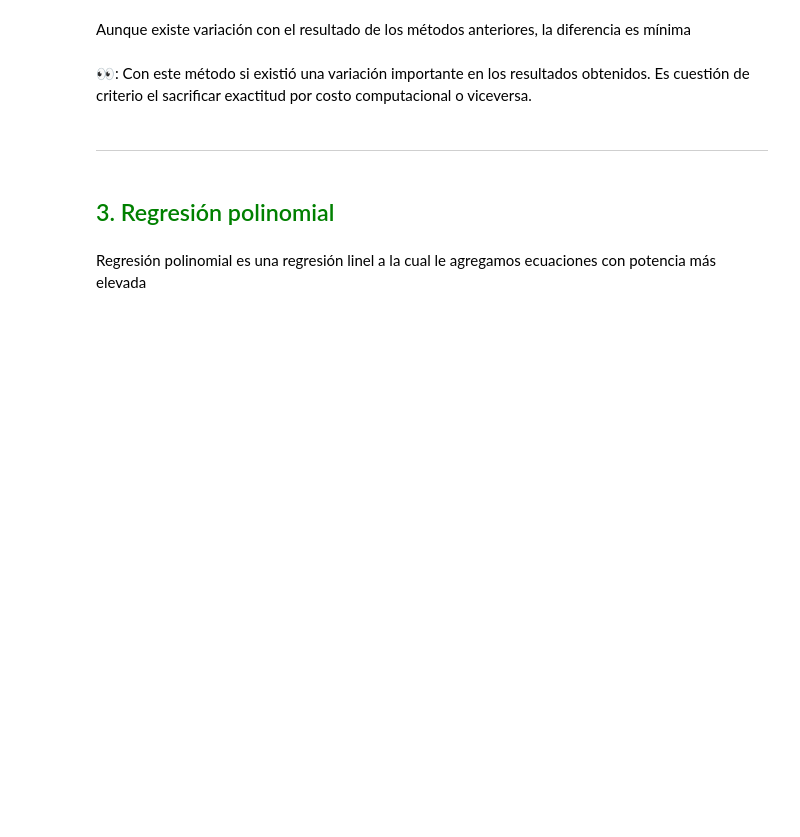
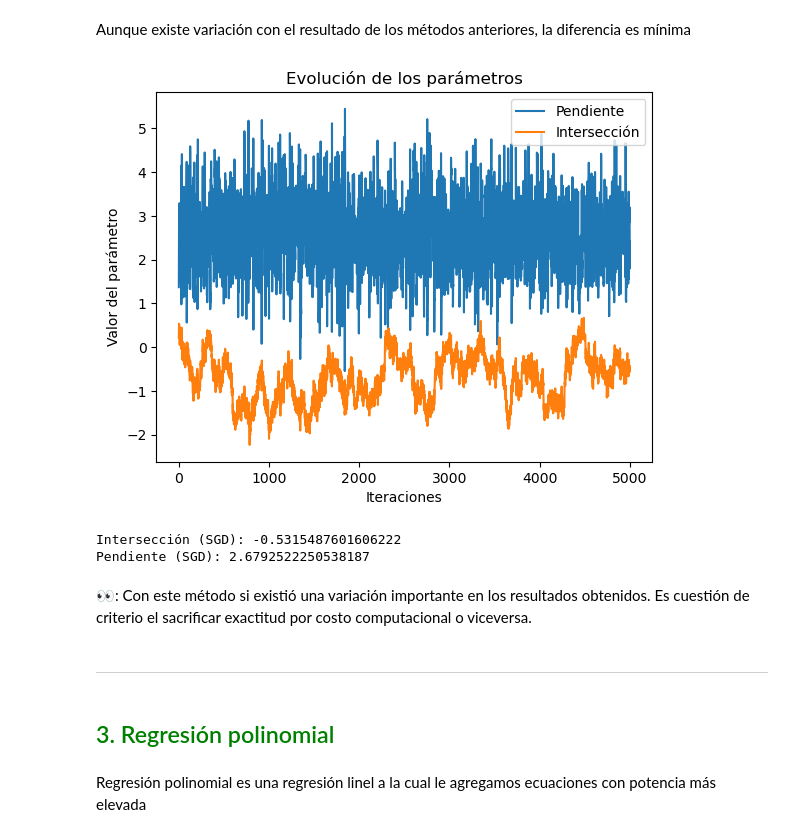
Before and after one commit to abrahajam/BIG-DATA-E-IA, a Jupyter notebook: Ejercicios 2 ultimas semanas/Capítulo 4-Modelos de Entrenamiento/ML3.ipynb, the cells around one changed output. Saved outputs shown, nothing was run; the diff lists cells and outputs as text; code cells hidden in the pictures; blank space fills up the shorter version.

```diff
--- a/Ejercicios 2 ultimas semanas/Capítulo 4-Modelos de Entrenamiento/ML3.ipynb
+++ b/Ejercicios 2 ultimas semanas/Capítulo 4-Modelos de Entrenamiento/ML3.ipynb
@@ -260,12 +326,14 @@ $ \bigtriangledown_b MSE(b) = [\frac{\partial}{\partial b_1} MSE(b_1), \frac{\pa
 # %% [markdown]
 $ b^{+} = b-n\bigtriangledown_b MSE(b) $
 # %%
-# Definir la tasa de aprendizaje (ra=(valor que queramos darle))
-ra = 0.1
-#Definir las iteraciones. 1000 es un estándar. En 1000 se va a detener
-iteraciones = 1000
-#Número de datos
-n_datos = 100
-#Incializa la pendiente
-b = np.random.rand(2,1)
+# Definir la tasa de aprendizaje y las iteraciones
+learning_rate = 0.01
+n_iterations = 1000
+
+# Número de datos
+m = len(y)
+
+# Inicializar los parámetros (pendiente e intersección)
+pendiente = 0
+interseccion = 0
 # %%
@@ -364,22 +435,58 @@ Debido a qué la complejidad computacional del descenso del gradiente de lote es
 # %% [markdown]
 Aunque existe variación con el resultado de los métodos anteriores, la diferencia es mínima
 # %%
-# #Repetir el ejercicio pero desplegando cada gradiente realizado
+# Visualizar los gradientes realizados en el descenso estocástico
+import matplotlib.pyplot as plt
 
+# Inicializar listas para guardar los valores de pendiente e intersección
+pendientes = []
+intersecciones = []
 
+# Repetir el descenso estocástico y guardar los valores
+pendiente = 0
+interseccion = 0
+for epoch in range(epochs):
+    for i in range(m):
+        random_index = np.random.randint(m)
+        x_i = x[random_index]
+        y_i = y[random_index]
+        grad_pendiente = -2 * x_i * (y_i - (pendiente * x_i + interseccion))
+        grad_interseccion = -2 * (y_i - (pendiente * x_i + interseccion))
+        pendiente -= learning_rate * grad_pendiente
+        interseccion -= learning_rate * grad_interseccion
+        pendientes.append(pendiente)
+        intersecciones.append(interseccion)
 
-
-#Agrega un scatterplot para ver los datos
-
-        #Grafica las líneas rojas que simbolizan los diferentes gradientes a través de las iteraciones.
+# Graficar los gradientes
+plt.plot(pendientes, label='Pendiente')
+plt.plot(intersecciones, label='Intersección')
+plt.title('Evolución de los parámetros')
+plt.xlabel('Iteraciones')
+plt.ylabel('Valor del parámetro')
+plt.legend()
+plt.show()
+# %% [output]
+[figure, added]
 # %%
-#Hacerlo con scikit
+# Implementar el descenso del gradiente estocástico con scikit-learn
+from sklearn.linear_model import SGDRegressor
 
-#La toleración es el límite menor al valor de la suma de los errores al cuadrado
+# Crear el modelo de regresión SGD
+sgd_model = SGDRegressor(max_iter=1000, tol=1e-3, learning_rate='constant', eta0=0.01)
 
-#.ravel: te genera una lista normal
+# Ajustar el modelo a los datos
+sgd_model.fit(x.reshape(-1, 1), y)
 
-#Sacar los parámetros, la intersección y la pendiente
+# Obtener los parámetros calculados
+interseccion_sgd = sgd_model.intercept_[0]
+pendiente_sgd = sgd_model.coef_[0]
+
+# Mostrar los parámetros
+print("Intersección (SGD):", interseccion_sgd)
+print("Pendiente (SGD):", pendiente_sgd)
+# %% [output]
+Intersección (SGD): -0.5315487601606222
+Pendiente (SGD): 2.6792522250538187
 # %%
 #Visualiza la lista normal que genera .ravel
 # %% [markdown]
```
Also changed, not shown: parts of 52 cells of this notebook, 7 other files.
